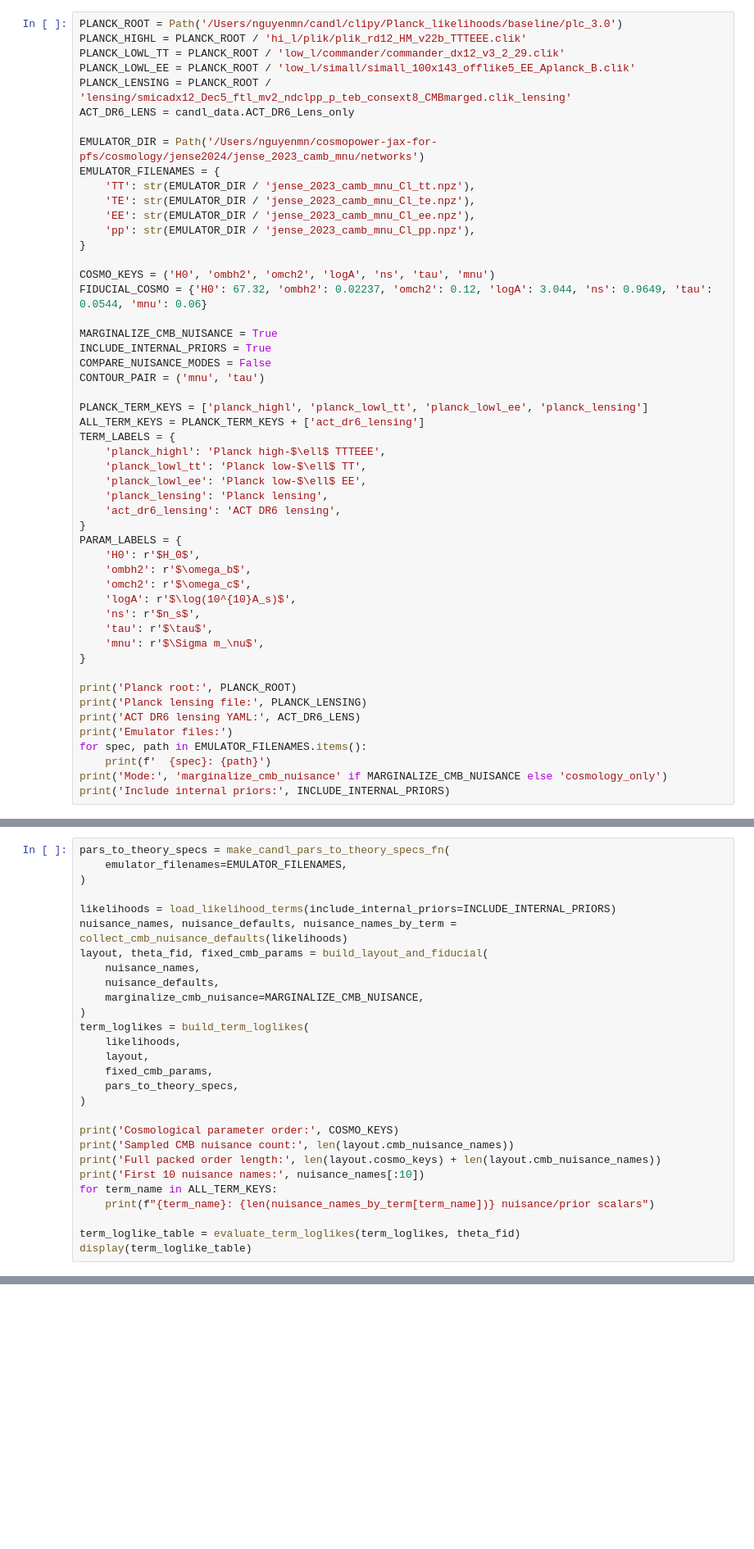
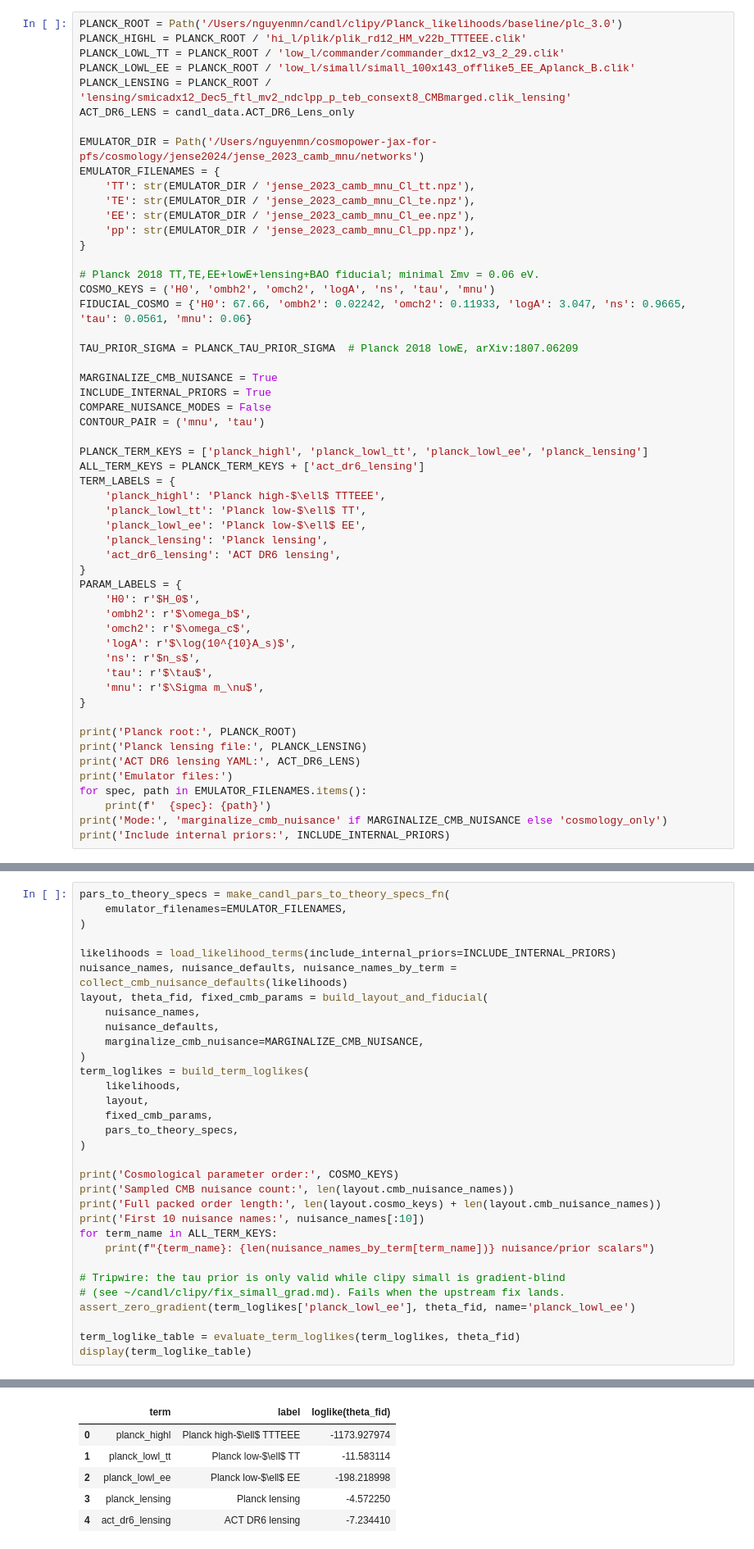
Before and after one commit to MinhMPA/jaxPTPolyPol, a Jupyter notebook: example/fisher/fisher_cmb_candl_nuLCDM.ipynb, the cells around one changed output, grey strips where cells are left out. Shown at 82% size. Drawn from its saved outputs; the diff is of its cells as text; blank space fills up the shorter version.

Commit message:
refactor(fisher): candl notebooks use shared tau-prior helper + tripwire; fix None path

```diff
--- a/example/fisher/fisher_cmb_candl_nuLCDM.ipynb
+++ b/example/fisher/fisher_cmb_candl_nuLCDM.ipynb
@@ -50,8 +53,11 @@ EMULATOR_FILENAMES = {
     'pp': str(EMULATOR_DIR / 'jense_2023_camb_mnu_Cl_pp.npz'),
 }
 
+# Planck 2018 TT,TE,EE+lowE+lensing+BAO fiducial; minimal Σmν = 0.06 eV.
 COSMO_KEYS = ('H0', 'ombh2', 'omch2', 'logA', 'ns', 'tau', 'mnu')
-FIDUCIAL_COSMO = {'H0': 67.32, 'ombh2': 0.02237, 'omch2': 0.12, 'logA': 3.044, 'ns': 0.9649, 'tau': 0.0544, 'mnu': 0.06}
+FIDUCIAL_COSMO = {'H0': 67.66, 'ombh2': 0.02242, 'omch2': 0.11933, 'logA': 3.047, 'ns': 0.9665, 'tau': 0.0561, 'mnu': 0.06}
+
+TAU_PRIOR_SIGMA = PLANCK_TAU_PRIOR_SIGMA  # Planck 2018 lowE, arXiv:1807.06209
 
 MARGINALIZE_CMB_NUISANCE = True
 INCLUDE_INTERNAL_PRIORS = True
@@ -309,5 +332,10 @@ print('First 10 nuisance names:', nuisance_names[:10])
 for term_name in ALL_TERM_KEYS:
     print(f"{term_name}: {len(nuisance_names_by_term[term_name])} nuisance/prior scalars")
 
+# Tripwire: the tau prior is only valid while clipy simall is gradient-blind
+# (see ~/candl/clipy/fix_simall_grad.md). Fails when the upstream fix lands.
+assert_zero_gradient(term_loglikes['planck_lowl_ee'], theta_fid, name='planck_lowl_ee')
+
 term_loglike_table = evaluate_term_loglikes(term_loglikes, theta_fid)
 display(term_loglike_table)
+# %% [output]
@@ -314,3 +359,9 @@ display(term_loglike_table)
+|  | term | label | loglike(theta_fid) |
+| 0 | planck_highl | Planck high-$\ell$ TTTEEE | -1173.927974 |
+| 1 | planck_lowl_tt | Planck low-$\ell$ TT | -11.583114 |
+| 2 | planck_lowl_ee | Planck low-$\ell$ EE | -198.218998 |
+| 3 | planck_lensing | Planck lensing | -4.572250 |
+| 4 | act_dr6_lensing | ACT DR6 lensing | -7.234410 |
 # %%
 forecast_results = {}
 for label, term_names in {
```
Also changed, not shown: parts of 9 cells of this notebook, 1 other file.
